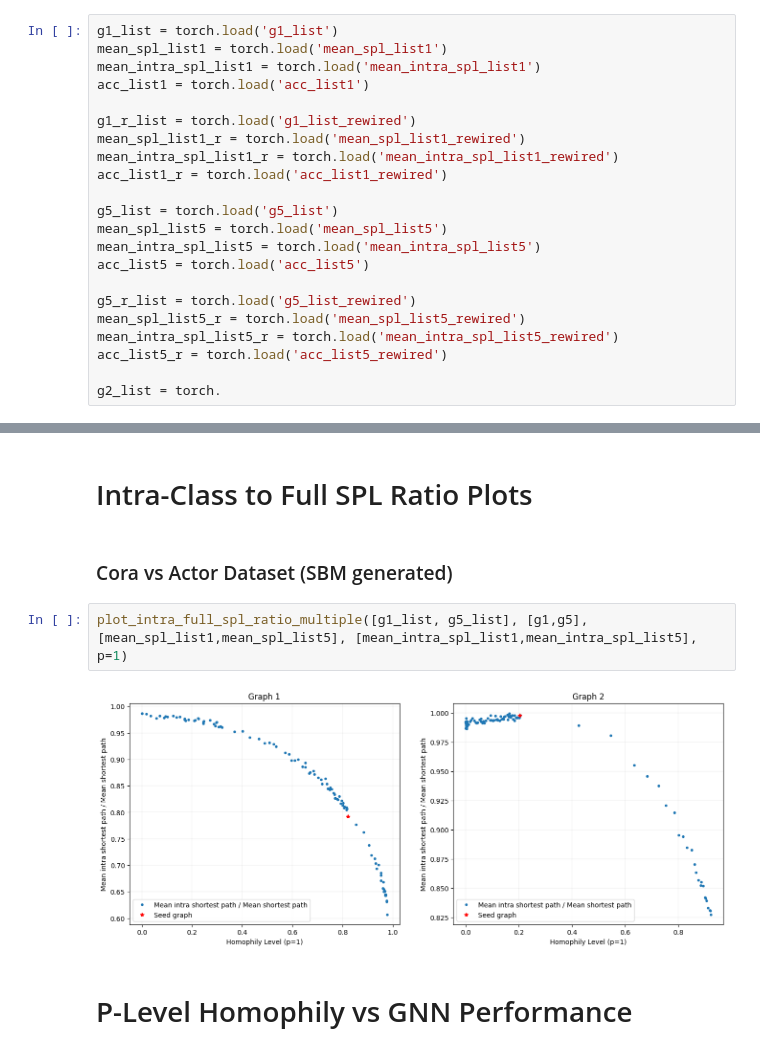
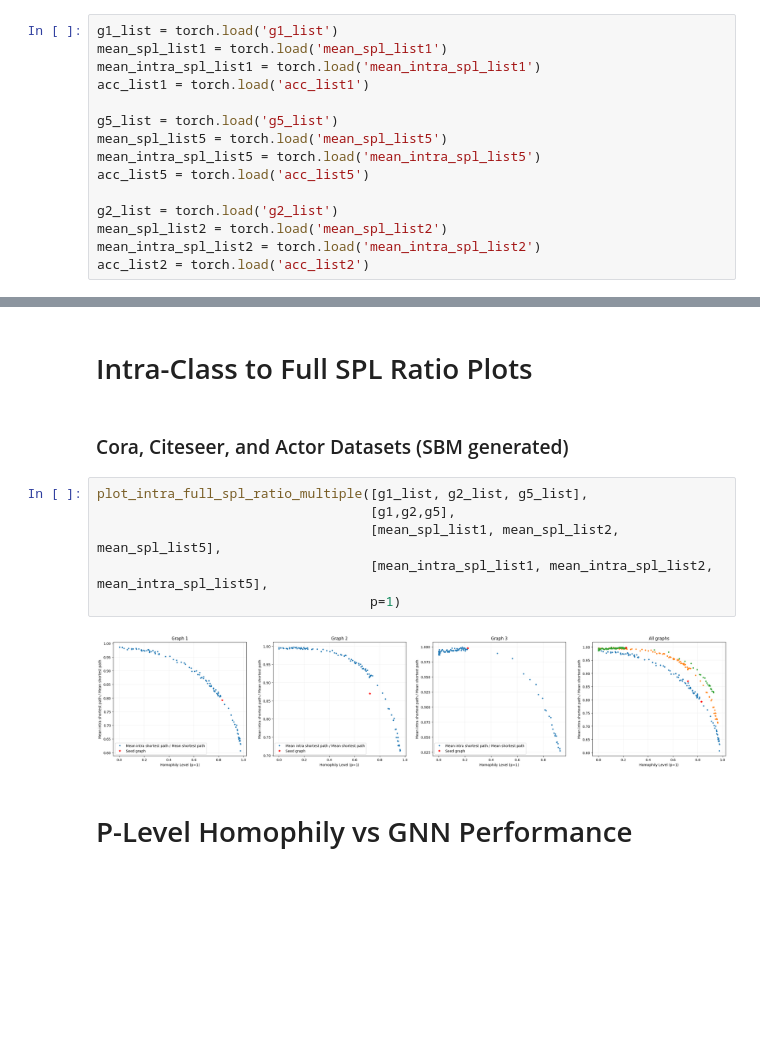
Before and after one commit to jr419/Homophily_Analysis, a Jupyter notebook: sandbox.ipynb, the cells around one changed output, grey strips where cells are left out. Saved outputs shown, nothing was run; the diff lists cells and outputs as text; blank space fills up the shorter version.

Commit message:
New plots for citeseer

```diff
--- a/sandbox.ipynb
+++ b/sandbox.ipynb
@@ -199,22 +199,15 @@ mean_spl_list1 = torch.load('mean_spl_list1')
 mean_intra_spl_list1 = torch.load('mean_intra_spl_list1')
 acc_list1 = torch.load('acc_list1')
 
-g1_r_list = torch.load('g1_list_rewired')
-mean_spl_list1_r = torch.load('mean_spl_list1_rewired')
-mean_intra_spl_list1_r = torch.load('mean_intra_spl_list1_rewired')
-acc_list1_r = torch.load('acc_list1_rewired')
-
 g5_list = torch.load('g5_list')
 mean_spl_list5 = torch.load('mean_spl_list5')
 mean_intra_spl_list5 = torch.load('mean_intra_spl_list5')
 acc_list5 = torch.load('acc_list5')
 
-g5_r_list = torch.load('g5_list_rewired')
-mean_spl_list5_r = torch.load('mean_spl_list5_rewired')
-mean_intra_spl_list5_r = torch.load('mean_intra_spl_list5_rewired')
-acc_list5_r = torch.load('acc_list5_rewired')
-
-g2_list = torch.
+g2_list = torch.load('g2_list')
+mean_spl_list2 = torch.load('mean_spl_list2')
+mean_intra_spl_list2 = torch.load('mean_intra_spl_list2')
+acc_list2 = torch.load('acc_list2')
 # %% [markdown]
 ## General Results
 # %%
@@ -251,11 +253,15 @@ Whilst measures have been taken to ensure degree distribution remains the same f
 # %% [markdown]
 # Intra-Class to Full SPL Ratio Plots
 # %% [markdown]
-### Cora vs Actor Dataset (SBM generated)
+### Cora, Citeseer, and Actor Datasets (SBM generated)
 # %%
-plot_intra_full_spl_ratio_multiple([g1_list, g5_list], [g1,g5], [mean_spl_list1,mean_spl_list5], [mean_intra_spl_list1,mean_intra_spl_list5], p=1)
+plot_intra_full_spl_ratio_multiple([g1_list, g2_list, g5_list],
+                                   [g1,g2,g5],
+                                   [mean_spl_list1, mean_spl_list2, mean_spl_list5],
+                                   [mean_intra_spl_list1, mean_intra_spl_list2, mean_intra_spl_list5],
+                                   p=1)
 # %% [output]
-[figure, old version]
+[figure, new version]
 # %% [markdown]
 # P-Level Homophily vs GNN Performance
 # %%
```
Also changed, not shown: parts of 6 cells of this notebook.
